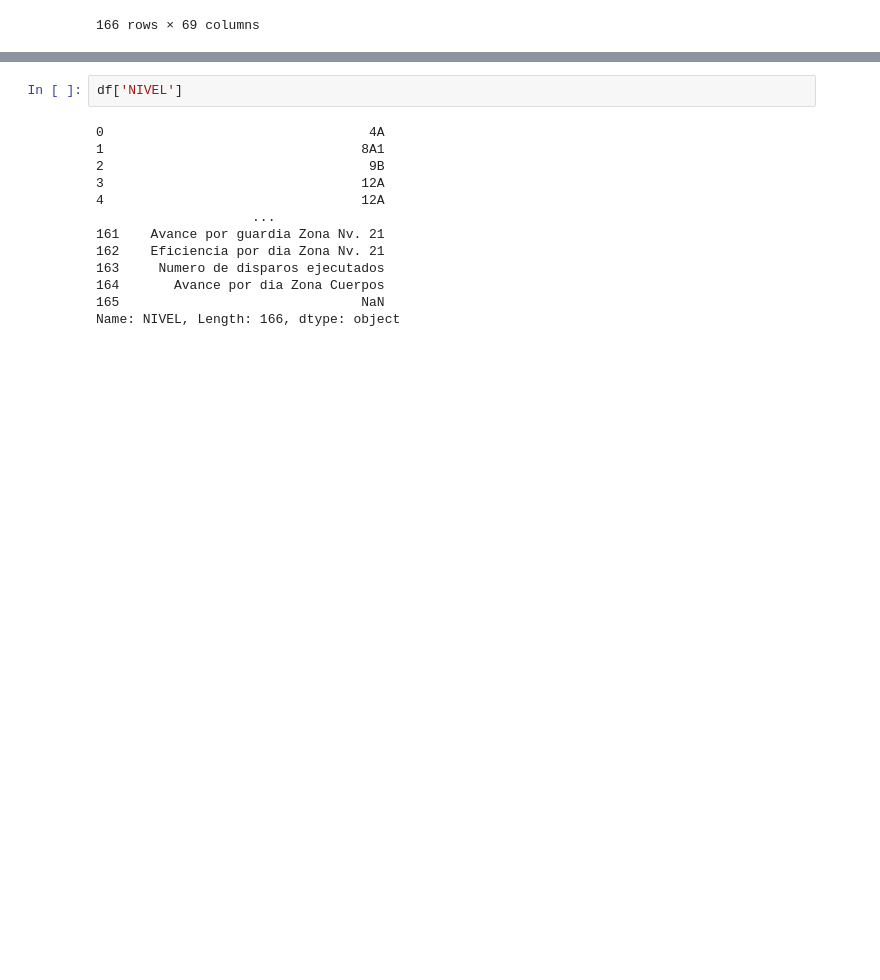
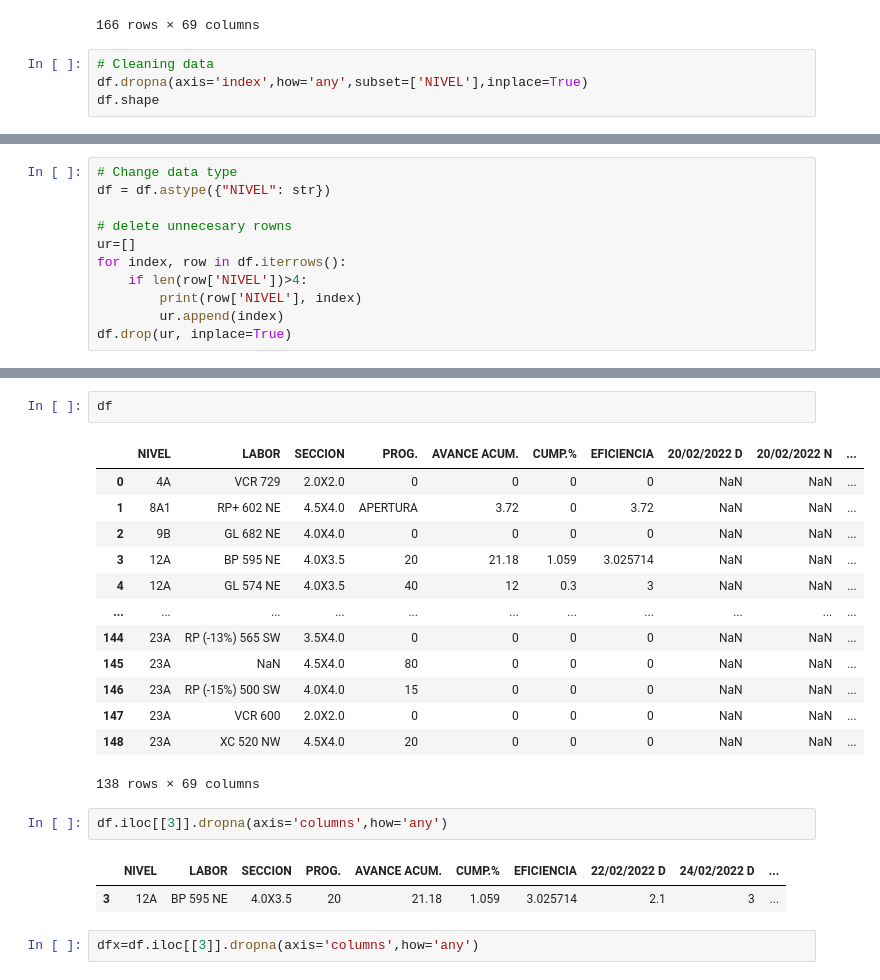
Before and after one commit to ivansaul/gmi, a Jupyter notebook: pervol/pervol.ipynb, the cells around one changed output, grey strips where cells are left out. Saved outputs shown, nothing was run; the diff lists cells and outputs as text; blank space fills up the shorter version.

```diff
--- a/pervol/pervol.ipynb
+++ b/pervol/pervol.ipynb
@@ -190,3 +156,7 @@ df
 | 164 | Avance por dia Zona Cuerpos | NaN | NaN | NaN | NaN | NaN | NaN | 6.29 | 17.66 | ... |
 | 165 | NaN | NaN | NaN | NaN | NaN | NaN | NaN | 23.95 | NaN | ... |
 166 rows × 69 columns
+# %%
+# Cleaning data
+df.dropna(axis='index',how='any',subset=['NIVEL'],inplace=True)
+df.shape
@@ -192,0 +165,11 @@ df
+# %%
+# Change data type
+df = df.astype({"NIVEL": str})
+
+# delete unnecesary rowns
+ur=[]
+for index, row in df.iterrows():
+    if len(row['NIVEL'])>4:
+        print(row['NIVEL'], index)
+        ur.append(index)
+df.drop(ur, inplace=True)
@@ -193,15 +189,23 @@ df
 # %%
-df['NIVEL']
+df
 # %% [output]
+|  | NIVEL | LABOR | SECCION | PROG. | AVANCE ACUM. | CUMP.% | EFICIENCIA | 20/02/2022 D | 20/02/2022 N | ... |
+| 0 | 4A | VCR 729 | 2.0X2.0 | 0 | 0 | 0 | 0 | NaN | NaN | ... |
+| 1 | 8A1 | RP+ 602 NE | 4.5X4.0 | APERTURA | 3.72 | 0 | 3.72 | NaN | NaN | ... |
+| 2 | 9B | GL 682 NE | 4.0X4.0 | 0 | 0 | 0 | 0 | NaN | NaN | ... |
+| 3 | 12A | BP 595 NE | 4.0X3.5 | 20 | 21.18 | 1.059 | 3.025714 | NaN | NaN | ... |
+| 4 | 12A | GL 574 NE | 4.0X3.5 | 40 | 12 | 0.3 | 3 | NaN | NaN | ... |
+| ... | ... | ... | ... | ... | ... | ... | ... | ... | ... | ... |
+| 144 | 23A | RP (-13%) 565 SW | 3.5X4.0 | 0 | 0 | 0 | 0 | NaN | NaN | ... |
+| 145 | 23A | NaN | 4.5X4.0 | 80 | 0 | 0 | 0 | NaN | NaN | ... |
+| 146 | 23A | RP (-15%) 500 SW | 4.0X4.0 | 15 | 0 | 0 | 0 | NaN | NaN | ... |
+| 147 | 23A | VCR 600 | 2.0X2.0 | 0 | 0 | 0 | 0 | NaN | NaN | ... |
+| 148 | 23A | XC 520 NW | 4.5X4.0 | 20 | 0 | 0 | 0 | NaN | NaN | ... |
-0                                  4A
-1                                 8A1
-2                                  9B
-3                                 12A
-4                                 12A
-                    ...
-161    Avance por guardia Zona Nv. 21
-162    Eficiencia por dia Zona Nv. 21
-163     Numero de disparos ejecutados
-164       Avance por dia Zona Cuerpos
-165                               NaN
-Name: NIVEL, Length: 166, dtype: object
+138 rows × 69 columns
+# %%
+df.iloc[[3]].dropna(axis='columns',how='any')
+# %% [output]
+|  | NIVEL | LABOR | SECCION | PROG. | AVANCE ACUM. | CUMP.% | EFICIENCIA | 22/02/2022 D | 24/02/2022 D | ... |
+| 3 | 12A | BP 595 NE | 4.0X3.5 | 20 | 21.18 | 1.059 | 3.025714 | 2.1 | 3 | ... |
+# %%
+dfx=df.iloc[[3]].dropna(axis='columns',how='any')
```
Also changed, not shown: parts of 5 cells of this notebook.
